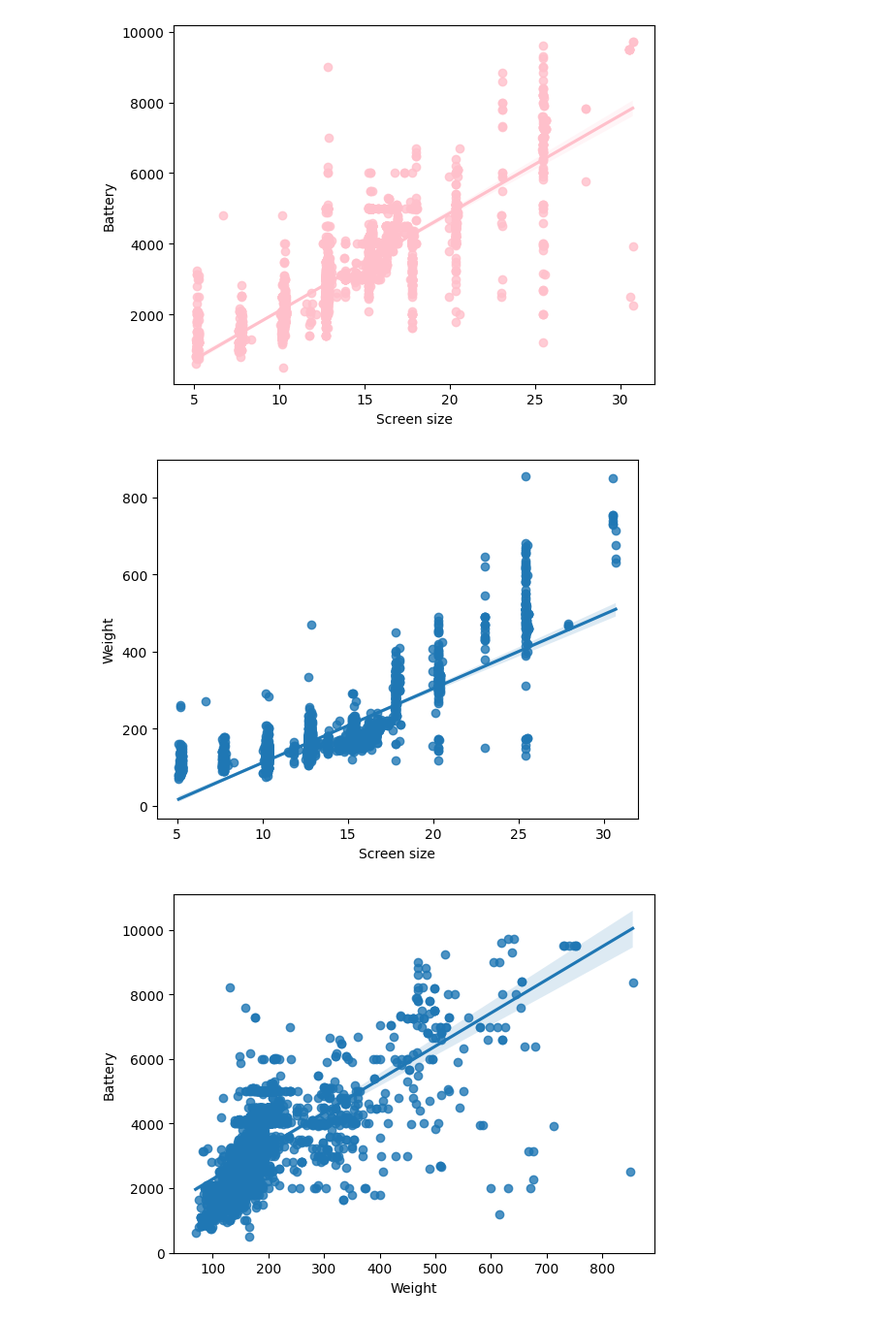
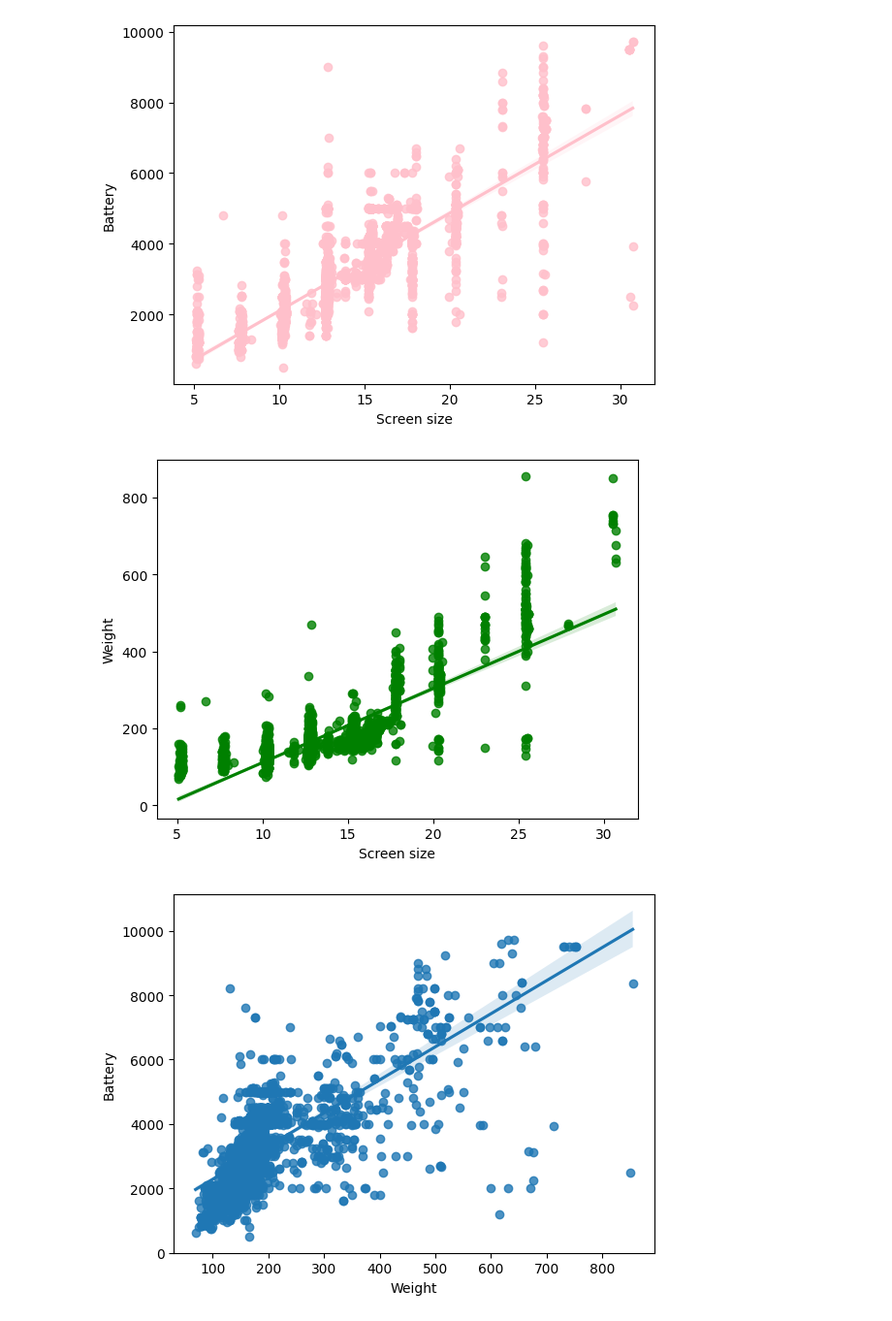
Before and after one commit to annalisadettorii/Project, a Jupyter notebook: project_notebook.ipynb, the cells around one changed output. Shown at 97% size. Cells and saved outputs as stored; diff of their text form; code cells hidden in the pictures.

```diff
--- a/project_notebook.ipynb
+++ b/project_notebook.ipynb
@@ -459,13 +459,13 @@ plt.ylabel('Battery')
 Text(0, 0.5, 'Battery')
 [figure]
 # %%
-sns.regplot(x = used_device_df['screen_size'],y = used_device_df['weight'])
+sns.regplot(x = used_device_df['screen_size'],y = used_device_df['weight'], color = 'green')
 
 plt.xlabel('Screen size')
 plt.ylabel('Weight')
 plt.show()
 # %% [output]
-[figure, old version]
+[figure, new version]
 # %%
 sns.regplot(x = used_device_df['weight'],y = used_device_df['battery'])
 
```
Also changed, not shown: parts of 1 cell of this notebook.
